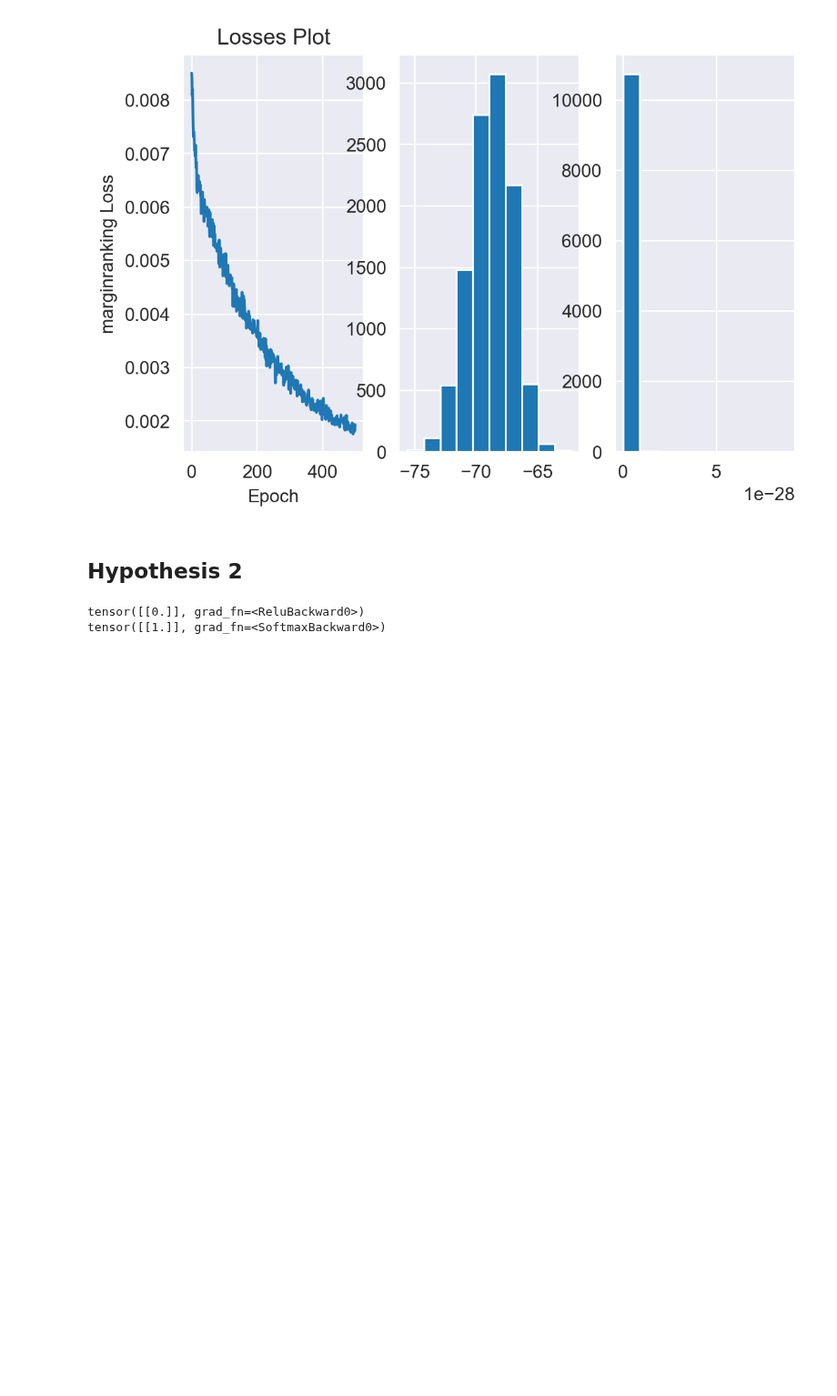
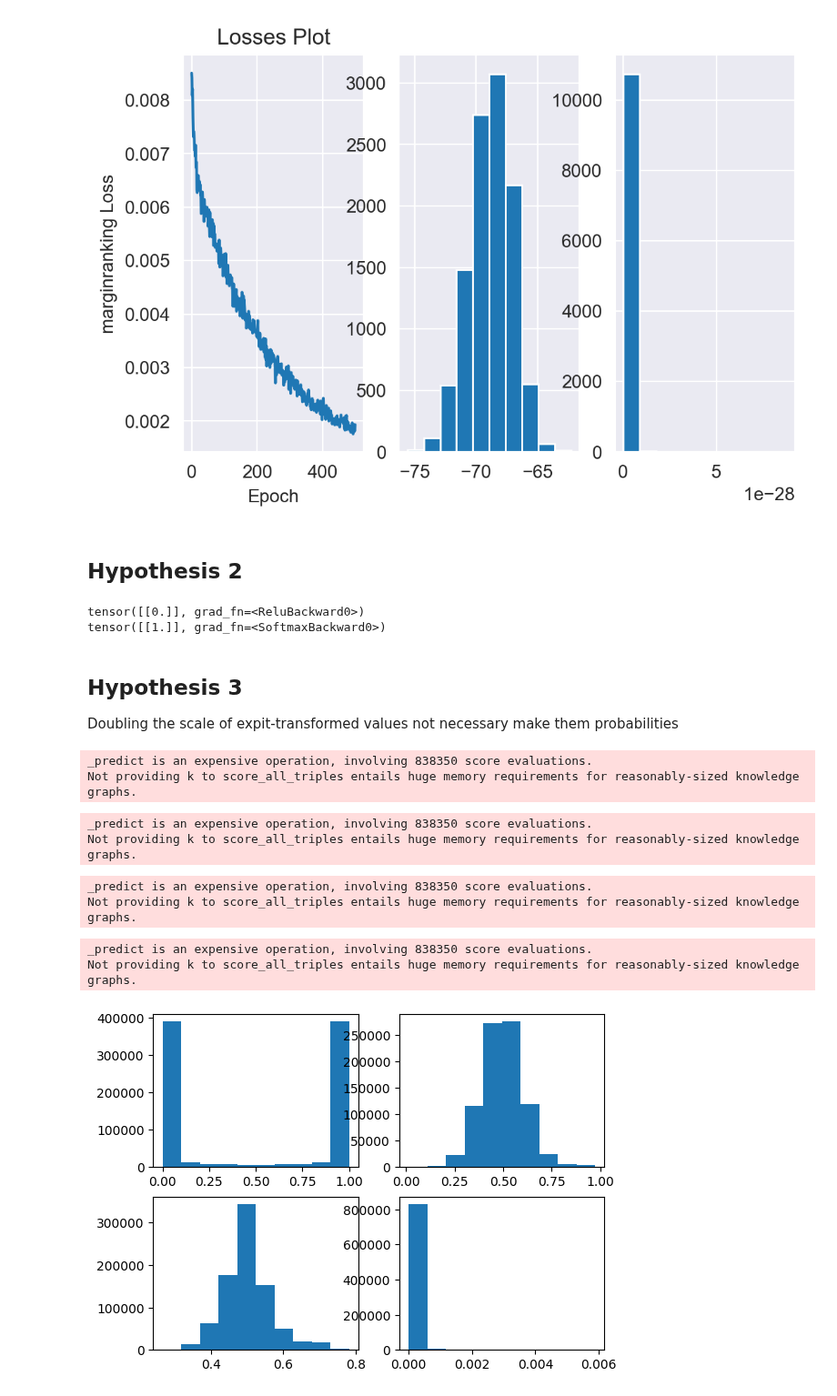
Before and after one commit to TREAT-UOE/kgcal, a Jupyter notebook: notebooks/exp9.ipynb, the cells around one changed output. Shown at 91% size. Cells and saved outputs as stored; diff of their text form; code cells hidden in the pictures; blank space fills up the shorter version.

```diff
--- a/notebooks/exp9.ipynb
+++ b/notebooks/exp9.ipynb
@@ -169,3 +170,35 @@ print(pred_probab)
 # %% [output]
 tensor([[0.]], grad_fn=<ReluBackward0>)
 tensor([[1.]], grad_fn=<SoftmaxBackward0>)
+# %% [markdown]
+## Hypothesis 3
+Doubling the scale of expit-transformed values not necessary make them probabilities
+# %%
+def plot_prob_hist(model_path, ax=None, is_double=False):
+    kge = torch.load(model_path, map_location=torch.device('cpu'))
+    TransE_scores = predict(model=kge).scores
+    probs = expit(TransE_scores)
+    if is_double:
+        probs *= 2
+    preds = probs > 0.5
+
+    if ax == None:
+        plt.hist(probs)
+    else:
+        ax.hist(probs)
+# %%
+fig, axes = plt.subplots(2, 2)
+plot_prob_hist('../saved_models/pykeen_model/ComplEx_UMLS/trained_model.pkl', ax=axes[0][0])
+plot_prob_hist('../saved_models/pykeen_model/HolE_UMLS/trained_model.pkl', ax=axes[0][1])
+plot_prob_hist('../saved_models/pykeen_model/DistMult_UMLS/trained_model.pkl', ax=axes[1][0])
+plot_prob_hist('../saved_models/pykeen_model/TransE_UMLS/trained_model.pkl', ax=axes[1][1])
+# %% [output]
+_predict is an expensive operation, involving 838350 score evaluations.
+Not providing k to score_all_triples entails huge memory requirements for reasonably-sized knowledge graphs.
+_predict is an expensive operation, involving 838350 score evaluations.
+Not providing k to score_all_triples entails huge memory requirements for reasonably-sized knowledge graphs.
+_predict is an expensive operation, involving 838350 score evaluations.
+Not providing k to score_all_triples entails huge memory requirements for reasonably-sized knowledge graphs.
+_predict is an expensive operation, involving 838350 score evaluations.
+Not providing k to score_all_triples entails huge memory requirements for reasonably-sized knowledge graphs.
+[figure, added]
```
Also changed, not shown: parts of 2 cells of this notebook, 8 other files.
